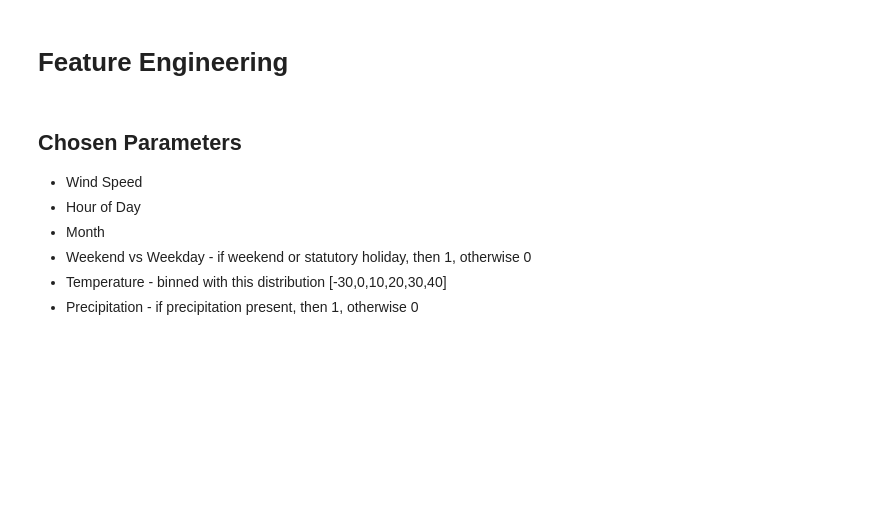
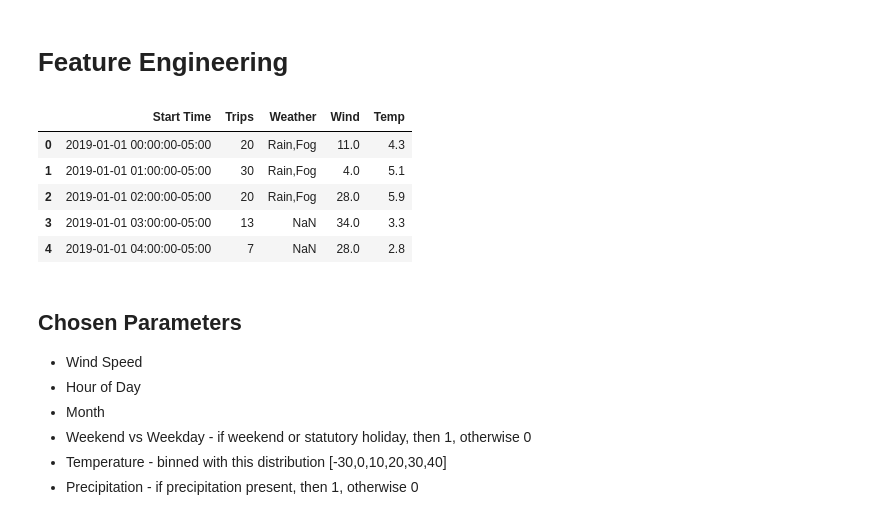
Before and after one commit to rickl4/bikeshare_project, a Jupyter notebook: stage3/modelling.ipynb, the cells around one changed output. Cells and saved outputs as stored; diff of their text form; code cells hidden in the pictures; blank space fills up the shorter version.

```diff
--- a/stage3/modelling.ipynb
+++ b/stage3/modelling.ipynb
@@ -146,6 +146,15 @@ train, test = train_test_split(trips_agg, train_size=0.7,
                                test_size=0.3, random_state=0)
 val, test = train_test_split(test, train_size=0.5,
                              test_size=0.5, random_state=0)
+# %%
+trips_agg.head()
+# %% [output]
+|  | Start Time | Trips | Weather | Wind | Temp |
+| 0 | 2019-01-01 00:00:00-05:00 | 20 | Rain,Fog | 11.0 | 4.3 |
+| 1 | 2019-01-01 01:00:00-05:00 | 30 | Rain,Fog | 4.0 | 5.1 |
+| 2 | 2019-01-01 02:00:00-05:00 | 20 | Rain,Fog | 28.0 | 5.9 |
+| 3 | 2019-01-01 03:00:00-05:00 | 13 | NaN | 34.0 | 3.3 |
+| 4 | 2019-01-01 04:00:00-05:00 | 7 | NaN | 28.0 | 2.8 |
 # %% [markdown]
 ## Chosen Parameters
 
```
Also changed, not shown: parts of 29 cells of this notebook.
